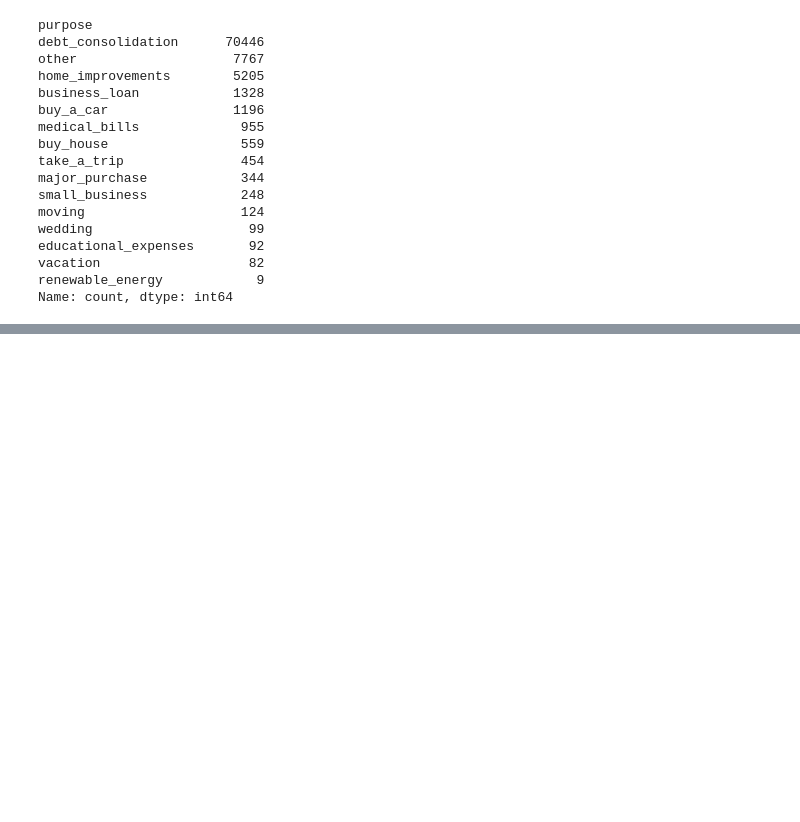
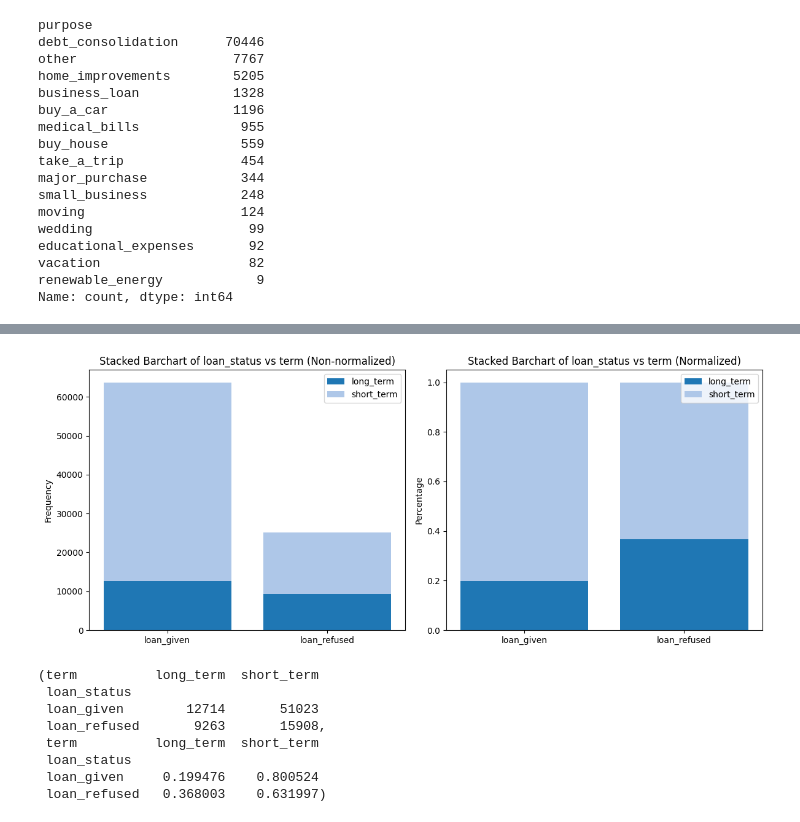
Before and after one commit to nugroho1234/loan-classification-h20-xgboost, a Jupyter notebook: Loan Classification Notebook.ipynb, the cells around one changed output, grey strips where cells are left out. Saved outputs shown, nothing was run; the diff lists cells and outputs as text; code cells hidden in the pictures; blank space fills up the shorter version.

```diff
--- a/Loan Classification Notebook.ipynb
+++ b/Loan Classification Notebook.ipynb
@@ -756,0 +844,12 @@ def create_box_violin_plot(df,x,y):
+# %%
+create_stacked_barcharts(df_agg,'loan_status', 'term')
+# %% [output]
+[figure, added]
+(term          long_term  short_term
+ loan_status
+ loan_given        12714       51023
+ loan_refused       9263       15908,
+ term          long_term  short_term
+ loan_status
+ loan_given     0.199476    0.800524
+ loan_refused   0.368003    0.631997)
```
Also changed, not shown: parts of 34 cells of this notebook.
